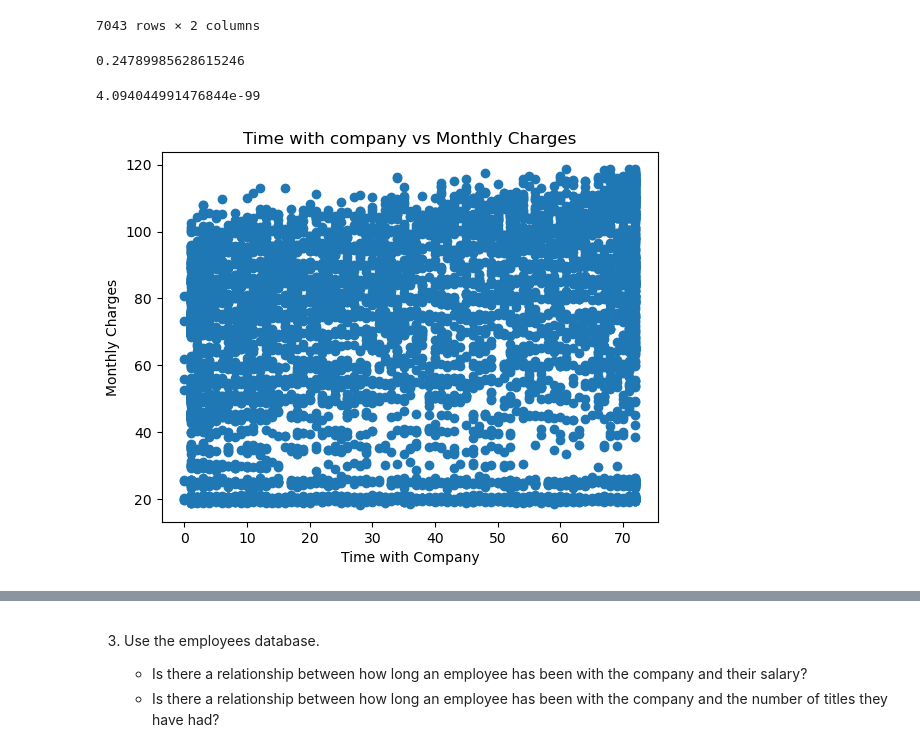
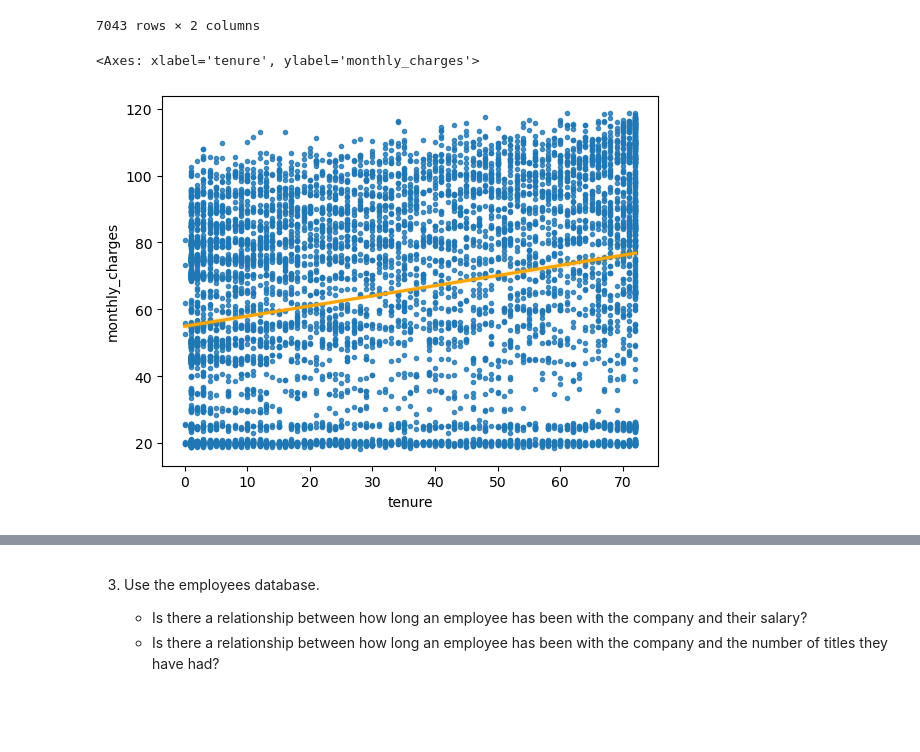
Before and after one commit to Joshua-Click/statistics-exercises, a Jupyter notebook: hypothesis_testing.ipynb, the cells around one changed output, grey strips where cells are left out. Cells and saved outputs as stored; diff of their text form; code cells hidden in the pictures; blank space fills up the shorter version.

```diff
--- a/hypothesis_testing.ipynb
+++ b/hypothesis_testing.ipynb
@@ -129,19 +129,9 @@ r, p = stats.pearsonr(x, y)
-# %%
-r
-# %% [output]
-0.24789985628615246
-# %%
-p
-# %% [output]
-4.094044991476844e-99
-# %%
-plt.scatter(ten_cust.tenure, ten_cust.monthly_charges)
-plt.title('Time with company vs Monthly Charges')
-plt.xlabel('Time with Company')
-plt.ylabel('Monthly Charges')
-plt.show()
-# %% [output]
-[figure, removed]
+# %%
+#tenure vs monthly charges
+sns.regplot(x='tenure', y='monthly_charges', data = ten_cust, marker='.', line_kws={'color' : 'orange'})
+# %% [output]
+<Axes: xlabel='tenure', ylabel='monthly_charges'>
+[figure, added]
 # %%
 def eval_dist(r,p,alpha=0.05):
     if p>alpha:
```
Also changed, not shown: parts of 81 cells of this notebook.
